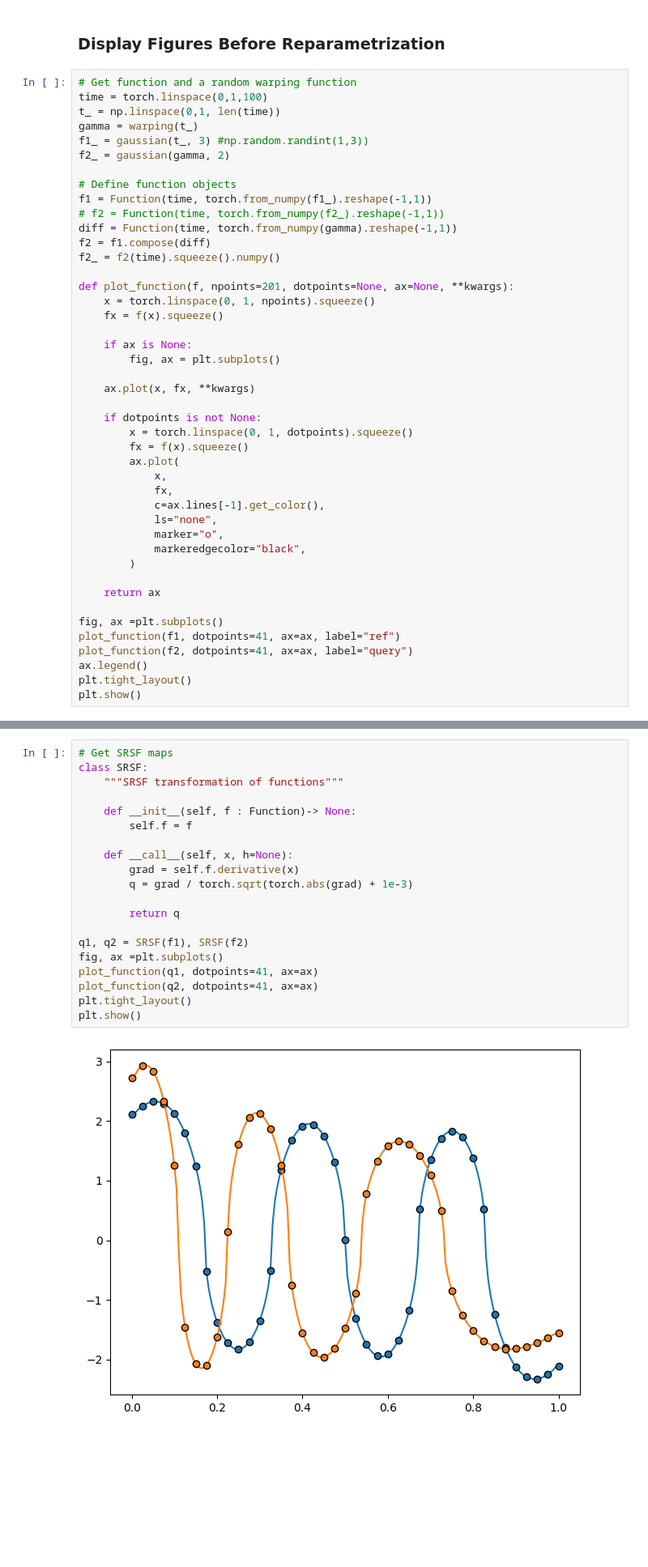
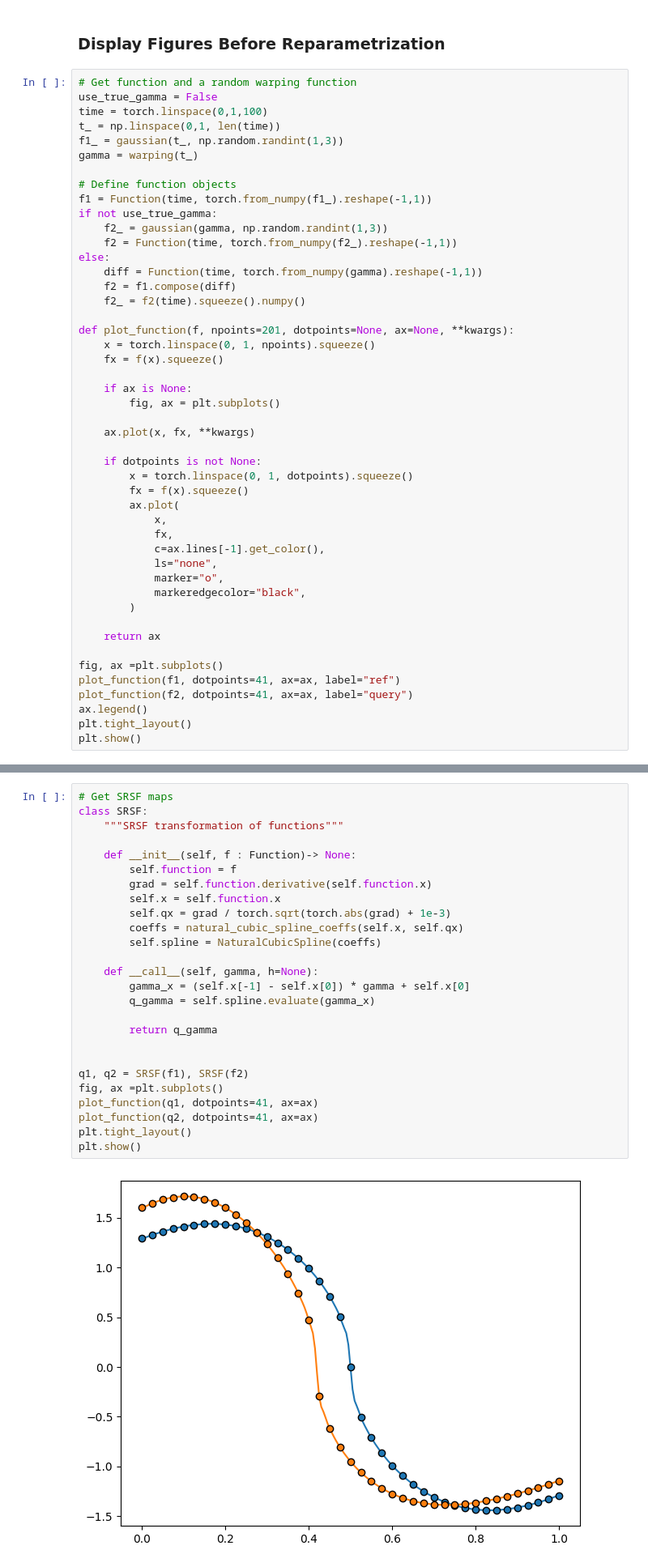
Before and after one commit to kiranvad/funcshape, a Jupyter notebook: notebooks/functions.ipynb, the cells around one changed output, grey strips where cells are left out. Shown at 81% size. Cells and saved outputs as stored; diff of their text form; blank space fills up the shorter version.

Commit message:
edit SRSF and loss functions to rightly use calls and trasnsforms

```diff
--- a/notebooks/functions.ipynb
+++ b/notebooks/functions.ipynb
@@ -61,18 +58,21 @@ class Function:
 ### Display Figures Before Reparametrization
 # %%
 # Get function and a random warping function
+use_true_gamma = False
 time = torch.linspace(0,1,100)
 t_ = np.linspace(0,1, len(time))
+f1_ = gaussian(t_, np.random.randint(1,3))
 gamma = warping(t_)
-f1_ = gaussian(t_, 3) #np.random.randint(1,3))
-f2_ = gaussian(gamma, 2)
 
 # Define function objects
 f1 = Function(time, torch.from_numpy(f1_).reshape(-1,1))
-# f2 = Function(time, torch.from_numpy(f2_).reshape(-1,1))
-diff = Function(time, torch.from_numpy(gamma).reshape(-1,1))
-f2 = f1.compose(diff)
-f2_ = f2(time).squeeze().numpy()
+if not use_true_gamma:
+    f2_ = gaussian(gamma, np.random.randint(1,3))
+    f2 = Function(time, torch.from_numpy(f2_).reshape(-1,1))
+else:
+    diff = Function(time, torch.from_numpy(gamma).reshape(-1,1))
+    f2 = f1.compose(diff)
+    f2_ = f2(time).squeeze().numpy()
 
 def plot_function(f, npoints=201, dotpoints=None, ax=None, **kwargs):
     x = torch.linspace(0, 1, npoints).squeeze()
@@ -108,25 +108,31 @@ plt.show()
 # %%
 # Get SRSF maps
 class SRSF:
     """SRSF transformation of functions"""
 
     def __init__(self, f : Function)-> None:
-        self.f = f
+        self.function = f
+        grad = self.function.derivative(self.function.x)
+        self.x = self.function.x
+        self.qx = grad / torch.sqrt(torch.abs(grad) + 1e-3)
+        coeffs = natural_cubic_spline_coeffs(self.x, self.qx)
+        self.spline = NaturalCubicSpline(coeffs)
 
-    def __call__(self, x, h=None):
-        grad = self.f.derivative(x)
-        q = grad / torch.sqrt(torch.abs(grad) + 1e-3)
+    def __call__(self, gamma, h=None):
+        gamma_x = (self.x[-1] - self.x[0]) * gamma + self.x[0]
+        q_gamma = self.spline.evaluate(gamma_x)
 
-        return q
+        return q_gamma
+
 
 q1, q2 = SRSF(f1), SRSF(f2)
 fig, ax =plt.subplots()
 plot_function(q1, dotpoints=41, ax=ax)
 plot_function(q2, dotpoints=41, ax=ax)
 plt.tight_layout()
 plt.show()
 # %% [output]
-[figure, old version]
+[figure, new version]
 # %%
 from funcshape.loss import ShapeDistanceBase
 
```
Also changed, not shown: parts of 7 cells of this notebook, 1 other file.
